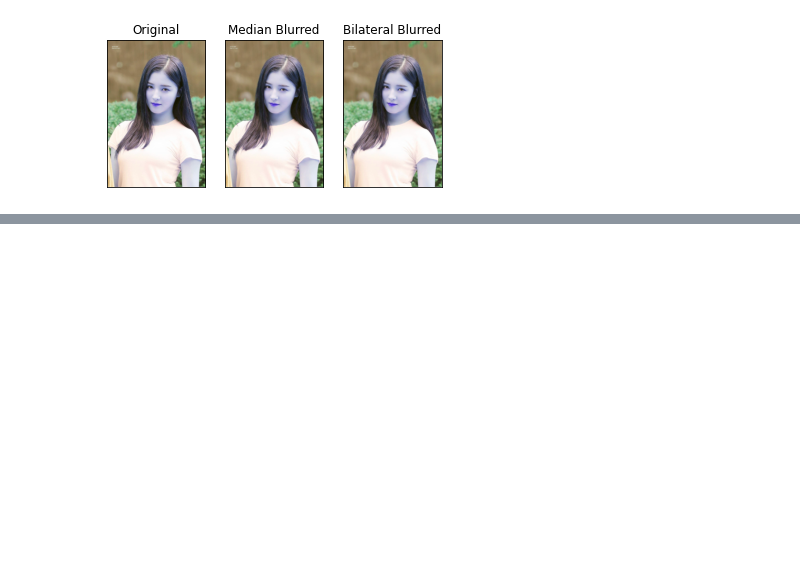
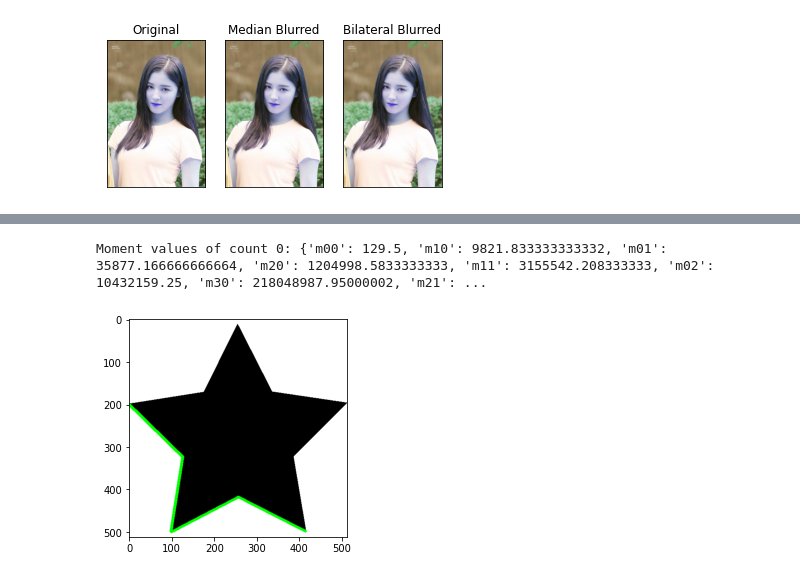
Before and after one commit to phanxuanphucnd/freelearningcv, a Jupyter notebook: jupyter notebooks/Image Preprocessing.ipynb, the cells around one changed output, grey strips where cells are left out. Saved outputs shown, nothing was run; the diff lists cells and outputs as text; code cells hidden in the pictures; blank space fills up the shorter version.

```diff
--- a/jupyter notebooks/Image Preprocessing.ipynb
+++ b/jupyter notebooks/Image Preprocessing.ipynb
@@ -348,0 +525,13 @@ plt.show()
+# %%
+# TODO: Vẽ contour 0 trên hình ảnh gốc
+img1 = img.copy()
+cv2.drawContours(img1, contours, 0, (0, 255, 0), 5)
+plt.imshow(img1)
+
+# TODO: Lấy ra contour 0
+cnt = contours[0]
+M = cv2.moments(cnt)
+print(f"Moment values of count 0: {M}")
+# %% [output]
+Moment values of count 0: {'m00': 129.5, 'm10': 9821.833333333332, 'm01': 35877.166666666664, 'm20': 1204998.5833333333, 'm11': 3155542.208333333, 'm02': 10432159.25, 'm30': 218048987.95000002, 'm21': ...
+[figure, added]
```
Also changed, not shown: parts of 18 cells of this notebook, 8 other files.
